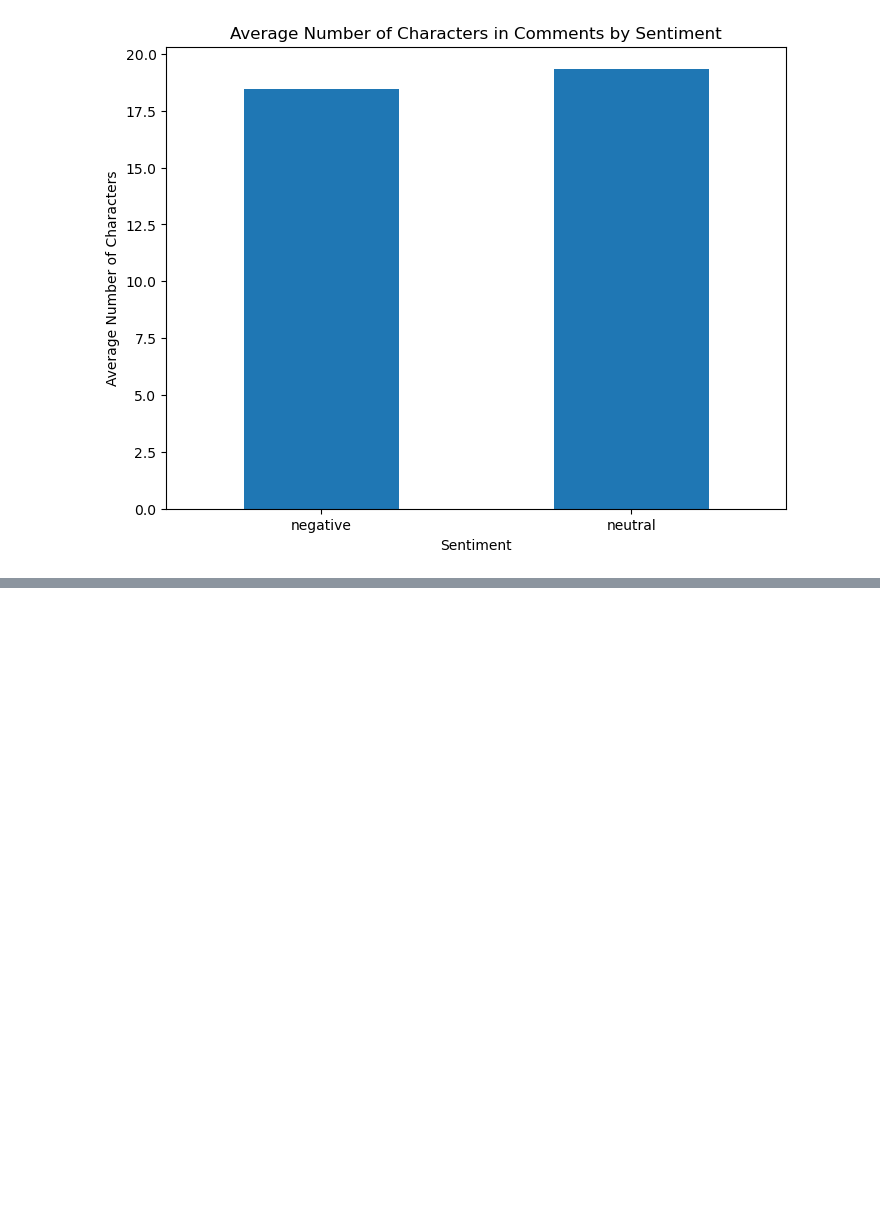
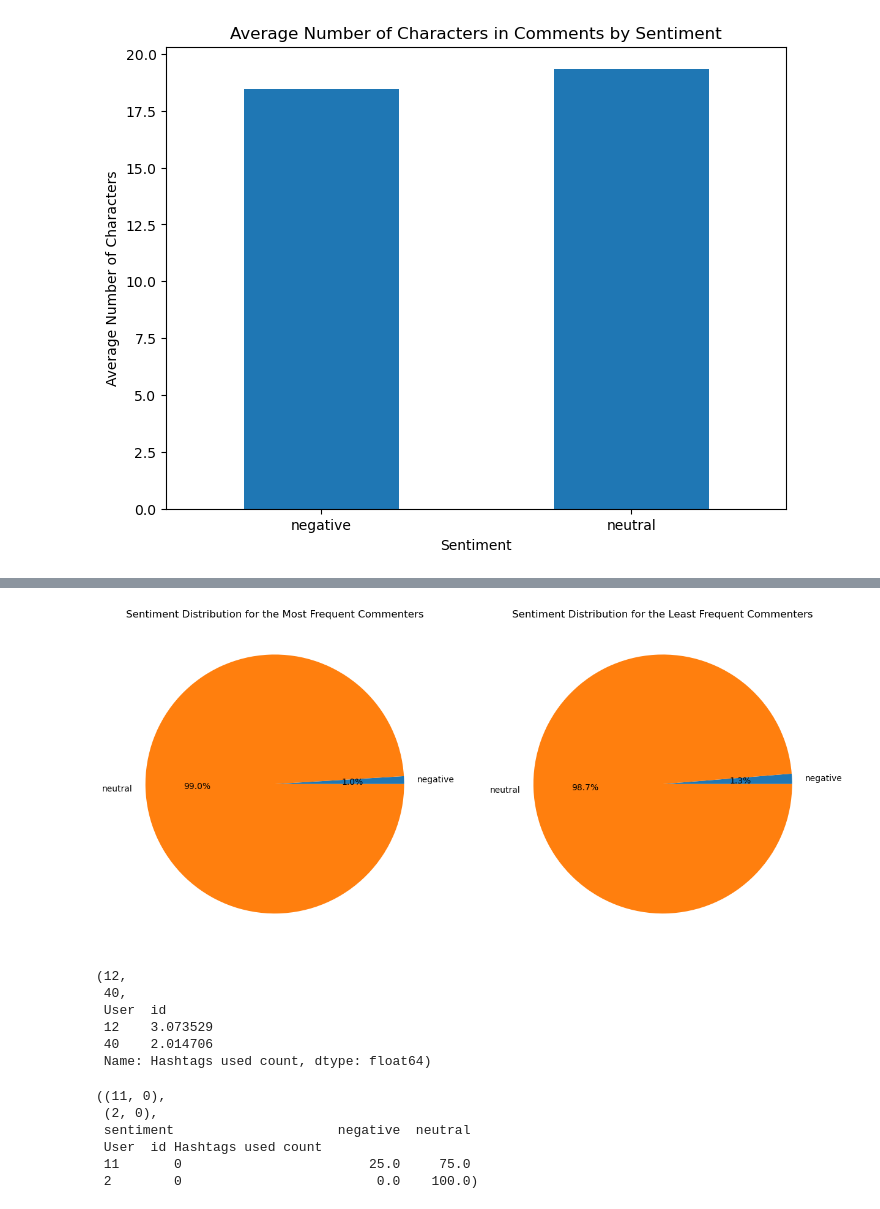
Before and after one commit to raj-rajat/User-Behavior-on-Instagram-, a Jupyter notebook: user-behavior-on-instagram.ipynb, the cells around one changed output, grey strips where cells are left out. Saved outputs shown, nothing was run; the diff lists cells and outputs as text; code cells hidden in the pictures; blank space fills up the shorter version.

```diff
--- a/user-behavior-on-instagram.ipynb
+++ b/user-behavior-on-instagram.ipynb
@@ -313,0 +450,17 @@ plt.show()
+# %%
+# For each user, calculate the total number of comments and the distribution of their comments by sentiment
+user_comments_sentiment = df_comments.groupby('User  id')['sentiment'].value_counts().unstack().fillna(0)
+
+# Calculate the total number of comments for each user
+user_comments_sentiment['total_comments'] = user_comments_sentiment.sum(axis=1)
+
+# Sort by the total number of comments
+user_comments_sentiment = user_comments_sentiment.sort_values('total_comments', ascending=False)
+
+# Identify the users who commented the most
+top_commenting_users = user_comments_sentiment.head(10)
+
+# Identify the users who commented the least
+least_commenting_users = user_comments_sentiment.tail(10)
+
+top_commenting_users, least_commenting_users
@@ -313,0 +485,52 @@ plt.show()
+# %%
+# Create pie charts showing the sentiment distribution for the most frequent and least frequent commenters
+fig, axs = plt.subplots(1, 2, figsize=(15, 7))
+
+# Most frequent commenters
+top_commenting_users[['negative', 'neutral']].mean().plot(kind='pie', ax=axs[0], autopct='%1.1f%%')
+axs[0].set_ylabel('')
+axs[0].set_title('Sentiment Distribution for the Most Frequent Commenters')
+
+# Least frequent commenters
+least_commenting_users[['negative', 'neutral']].mean().plot(kind='pie', ax=axs[1], autopct='%1.1f%%')
+axs[1].set_ylabel('')
+axs[1].set_title('Sentiment Distribution for the Least Frequent Commenters')
+
+plt.show()
+# %% [output]
+[figure, added]
+# %%
+# For each user, calculate the average number of hashtags used in their comments
+average_hashtags_by_user = df_comments.groupby('User  id')['Hashtags used count'].mean()
+
+# Identify the users who use the most and the least number of hashtags on average
+user_with_most_hashtags = average_hashtags_by_user.idxmax()
+user_with_least_hashtags = average_hashtags_by_user.idxmin()
+
+user_with_most_hashtags, user_with_least_hashtags, average_hashtags_by_user.loc[[user_with_most_hashtags, user_with_least_hashtags]]
+# %% [output]
+(12,
+ 40,
+ User  id
+ 12    3.073529
+ 40    2.014706
+ Name: Hashtags used count, dtype: float64)
+# %%
+# For each user, for each number of hashtags used, calculate the distribution of their comments by sentiment
+user_hashtag_sentiment_distribution = df_comments.groupby(['User  id', 'Hashtags used count'])['sentiment'].value_counts(normalize=True).unstack().fillna(0)
+
+# Convert to percentages
+user_hashtag_sentiment_distribution = user_hashtag_sentiment_distribution * 100
+
+# Identify the users and the number of hashtags used that have the highest proportions of negative and neutral comments
+user_hashtag_with_most_negative_comments = user_hashtag_sentiment_distribution['negative'].idxmax()
+user_hashtag_with_most_neutral_comments = user_hashtag_sentiment_distribution['neutral'].idxmax()
+
+user_hashtag_with_most_negative_comments, user_hashtag_with_most_neutral_comments, user_hashtag_sentiment_distribution.loc[[user_hashtag_with_most_negative_comments, user_hashtag_with_most_neutral_comments]]
+# %% [output]
+((11, 0),
+ (2, 0),
+ sentiment                     negative  neutral
+ User  id Hashtags used count
+ 11       0                        25.0     75.0
+ 2        0                         0.0    100.0)
```
Also changed, not shown: parts of 16 cells of this notebook.
